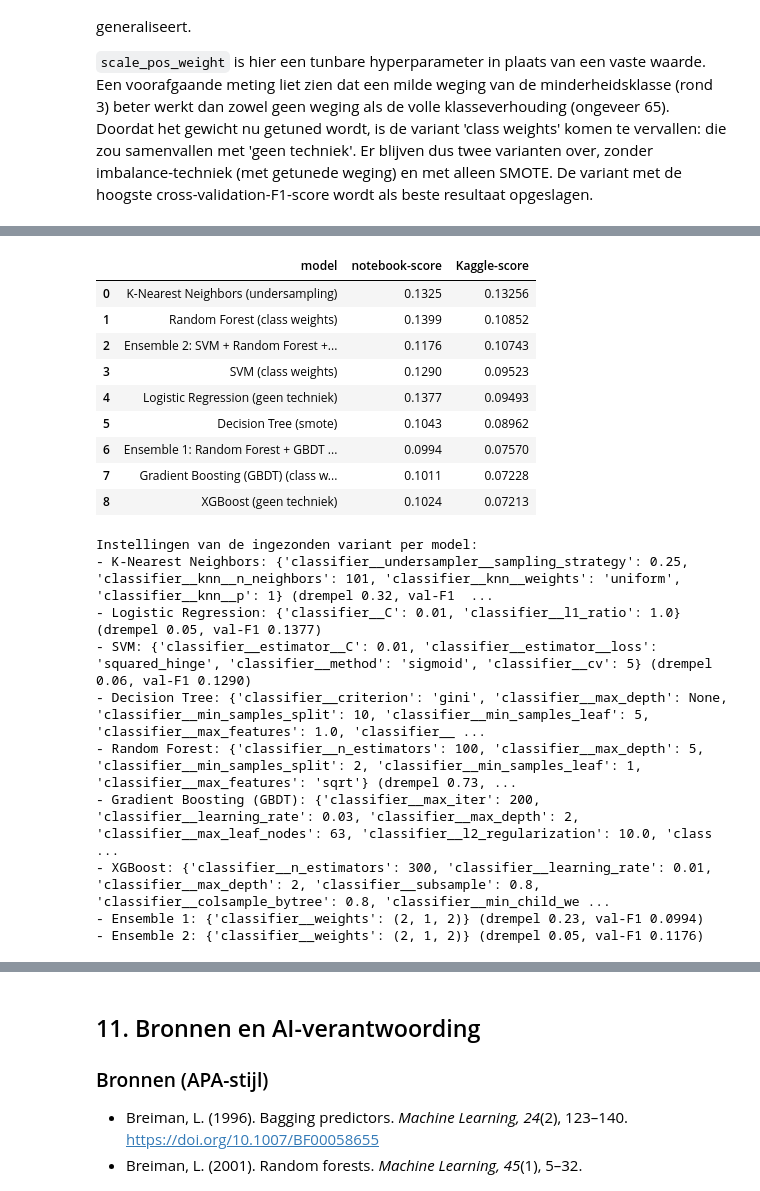
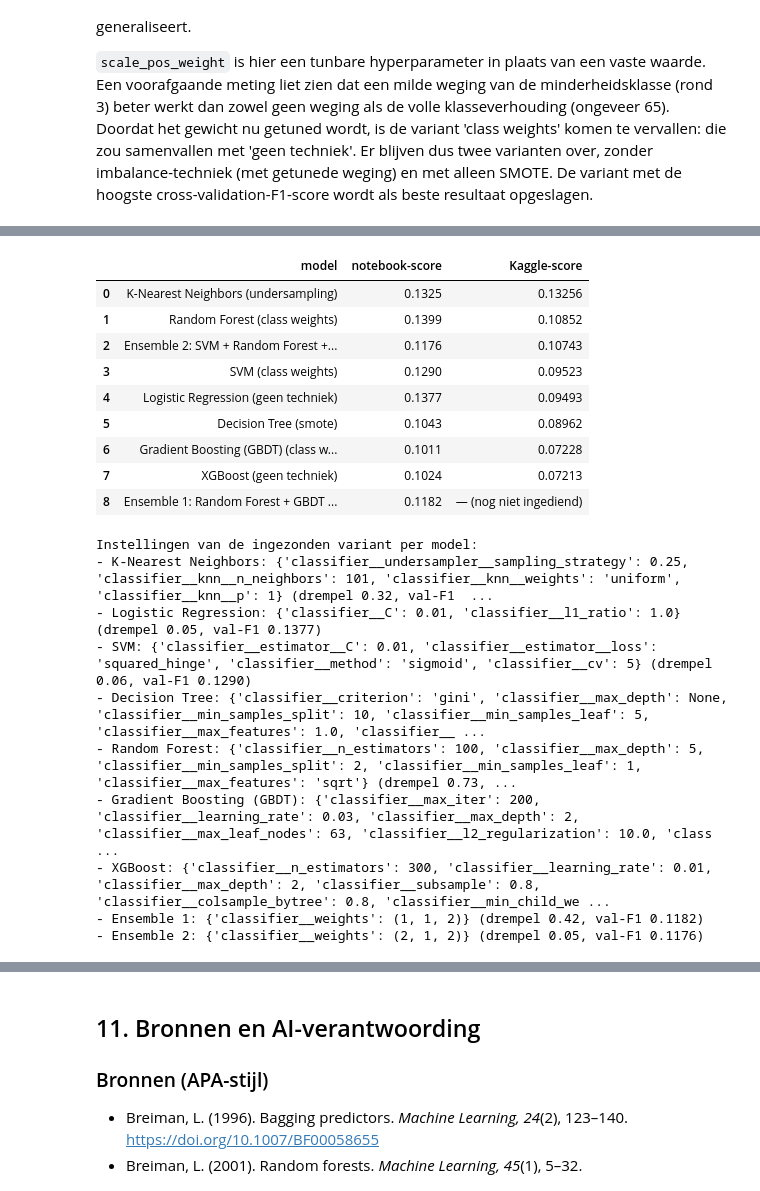
Before and after one commit to Artheriax/Machine-learning-3, a Jupyter notebook: Merged/Main.ipynb, the cells around one changed output, grey strips where cells are left out. Drawn from its saved outputs; the diff is of its cells as text; code cells hidden in the pictures.

```diff
--- a/Merged/Main.ipynb
+++ b/Merged/Main.ipynb
@@ -396,7 +415,8 @@ def maak_pipeline(model: object, use_smote: bool = True) -> object:
        `avg_glucose_level` en `bmi` scheef verdeeld zijn en gevoelig zijn voor
        uitschieters.
     2. `StandardScaler` - zet elke feature op gemiddelde 0 en standaardafwijking 1.
-       Nodig voor SVM; voor de boommodellen onschadelijk.
+       Nodig voor KNN en SVM; voor de boommodellen onschadelijk. In §3.2 staat
+       waarom we ook de 0/1-dummy's schalen.
     3. `SMOTE` (optioneel) - maakt synthetische voorbeelden van de
        minderheidsklasse aan.
     4. het model zelf.
@@ -2286,9 +2370,8 @@ moet het worden getest op nieuwe data uit de eigen instelling. Ook moeten artsen
 welke verhouding tussen gemiste strokes en valse meldingen acceptabel is. Het model kan een
 arts ondersteunen, maar mag een diagnose niet vervangen.
 # %%
-# `kies_beste_variant` (sectie 5) kiest de variant op CV-F1 en wordt gebruikt
-# voor de modelvergelijking; `kies_ingezonden_variant` hieronder kiest de
-# variant die we daadwerkelijk inzenden. Zo staat elke selectie op één plek.
+# `kies_beste_variant` (CV-F1) en `kies_ingezonden_variant` (de variant die we
+# inzenden) staan in sectie 5; hier bouwen we alleen de eindtabel.
 
 
 def techniek_label(resultaat: dict) -> str:
@@ -2313,27 +2396,6 @@ individuele_modellen = [
 # Kaggle-scores uit het gedeelde resultatenbestand (sectie 4).
 kaggle_per_model = {rij['model'].lower(): rij['Kaggle-score']
                     for _, rij in resultaten_tabel.iterrows()}
-
-
-def kies_ingezonden_variant(model_naam: str, resultaat: dict) -> dict:
-    """Kies de variant die we voor dit model inzenden.
-
-    Dat is de variant die in `resultaten_tabel` (sectie 4) de hoogste
-    Kaggle-score heeft, dus de variant die het beste presteert op de officiële
-    competitiemetriek. De CV-F1-keuze uit sectie 5 blijft de vergelijking
-    tijdens het tunen. Heeft nog geen enkele variant van dit model een
-    leaderboardscore, dan valt de functie daarop terug.
-    """
-    kandidaten = {
-        f"{model_naam} ({techniek_label(variant)})".lower(): variant
-        for variant in resultaat['alle_techniek_resultaten']
-    }
-    gescoord = [(kaggle_per_model[label], variant)
-                for label, variant in kandidaten.items()
-                if pd.notna(kaggle_per_model.get(label))]
-    if not gescoord:
-        return kies_beste_variant(resultaat['alle_techniek_resultaten'])
-    return max(gescoord, key=lambda paar: paar[0])[1]
 
 
 # Eindtabel in het vaste teamformat: model | notebook-score | Kaggle-score.
@@ -2353,36 +2415,36 @@ for label, resultaat in [
 eindresultaten = pd.DataFrame(
     rijen, columns=['model', 'notebook-score', 'Kaggle-score'])
 
 # Sorteer op de Kaggle-score (het einddoel); nog niet ingediende modellen onderaan.
 eindresultaten['Kaggle-score'] = pd.to_numeric(
     eindresultaten['Kaggle-score'], errors='coerce')
 eindresultaten = eindresultaten.sort_values(
     'Kaggle-score', ascending=False, na_position='last').reset_index(drop=True)
 
 weergave = eindresultaten.copy()
 weergave['Kaggle-score'] = weergave['Kaggle-score'].fillna('— (nog niet ingediend)')
 display(weergave)
 
 print('\nInstellingen van de ingezonden variant per model:')
 for model_naam, resultaat in individuele_modellen:
     winnaar = kies_ingezonden_variant(model_naam, resultaat)
     print(f"- {model_naam}: {winnaar['beste_params']} "
           f"(drempel {winnaar['threshold']:.2f}, val-F1 {winnaar['val_f1']:.4f})")
 for label, resultaat in [('Ensemble 1', ens_resultaten),
                          ('Ensemble 2', tweede_ens_resultaten)]:
     print(f"- {label}: {resultaat['beste_params']} "
           f"(drempel {resultaat['threshold']:.2f}, val-F1 {resultaat['val_f1']:.4f})")
 # %% [output]
 |  | model | notebook-score | Kaggle-score |
 | 0 | K-Nearest Neighbors (undersampling) | 0.1325 | 0.13256 |
 | 1 | Random Forest (class weights) | 0.1399 | 0.10852 |
 | 2 | Ensemble 2: SVM + Random Forest +... | 0.1176 | 0.10743 |
 | 3 | SVM (class weights) | 0.1290 | 0.09523 |
 | 4 | Logistic Regression (geen techniek) | 0.1377 | 0.09493 |
 | 5 | Decision Tree (smote) | 0.1043 | 0.08962 |
-| 6 | Ensemble 1: Random Forest + GBDT ... | 0.0994 | 0.07570 |
-| 7 | Gradient Boosting (GBDT) (class w... | 0.1011 | 0.07228 |
-| 8 | XGBoost (geen techniek) | 0.1024 | 0.07213 |
+| 6 | Gradient Boosting (GBDT) (class w... | 0.1011 | 0.07228 |
+| 7 | XGBoost (geen techniek) | 0.1024 | 0.07213 |
+| 8 | Ensemble 1: Random Forest + GBDT ... | 0.1182 | — (nog niet ingediend) |
 Instellingen van de ingezonden variant per model:
 - K-Nearest Neighbors: {'classifier__undersampler__sampling_strategy': 0.25, 'classifier__knn__n_neighbors': 101, 'classifier__knn__weights': 'uniform', 'classifier__knn__p': 1} (drempel 0.32, val-F1  ...
 - Logistic Regression: {'classifier__C': 0.01, 'classifier__l1_ratio': 1.0} (drempel 0.05, val-F1 0.1377)
@@ -2391,7 +2453,7 @@ Instellingen van de ingezonden variant per model:
 - Random Forest: {'classifier__n_estimators': 100, 'classifier__max_depth': 5, 'classifier__min_samples_split': 2, 'classifier__min_samples_leaf': 1, 'classifier__max_features': 'sqrt'} (drempel 0.73, ...
 - Gradient Boosting (GBDT): {'classifier__max_iter': 200, 'classifier__learning_rate': 0.03, 'classifier__max_depth': 2, 'classifier__max_leaf_nodes': 63, 'classifier__l2_regularization': 10.0, 'class ...
 - XGBoost: {'classifier__n_estimators': 300, 'classifier__learning_rate': 0.01, 'classifier__max_depth': 2, 'classifier__subsample': 0.8, 'classifier__colsample_bytree': 0.8, 'classifier__min_child_we ...
-- Ensemble 1: {'classifier__weights': (2, 1, 2)} (drempel 0.23, val-F1 0.0994)
+- Ensemble 1: {'classifier__weights': (1, 1, 2)} (drempel 0.42, val-F1 0.1182)
 - Ensemble 2: {'classifier__weights': (2, 1, 2)} (drempel 0.05, val-F1 0.1176)
 # %% [markdown]
 ## 10. Submissions genereren
```
Also changed, not shown: parts of 19 cells of this notebook, 1 other file.
